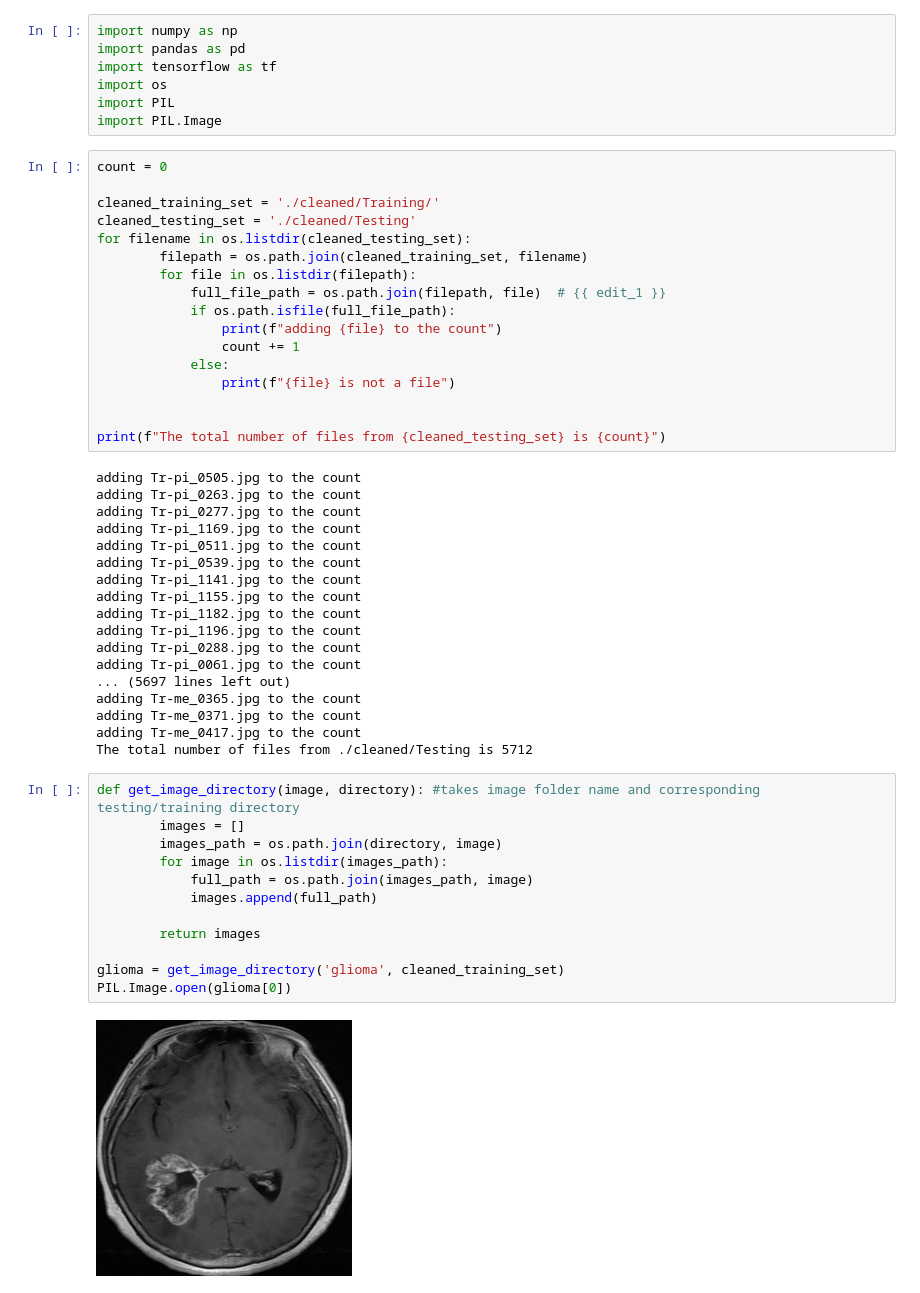
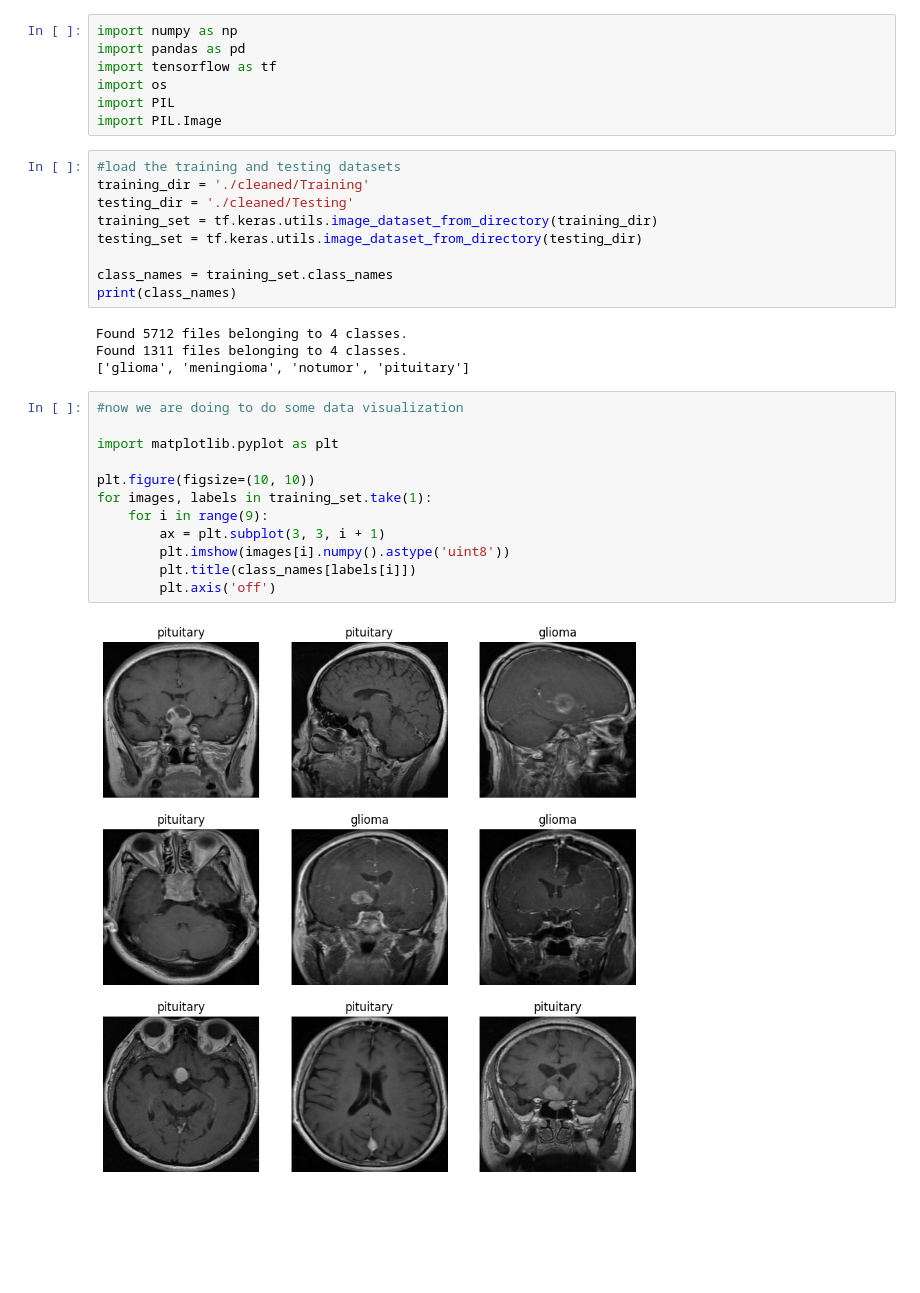
Before and after one commit to bab9755/brain-tumor-classifier, a Jupyter notebook: main.ipynb, the cells around one changed output. Saved outputs shown, nothing was run; the diff lists cells and outputs as text; blank space fills up the shorter version.

Commit message:
data viz

```diff
--- a/main.ipynb
+++ b/main.ipynb
@@ -6,51 +6,29 @@ import os
 import PIL
 import PIL.Image
 # %%
-count = 0
+#load the training and testing datasets
+training_dir = './cleaned/Training'
+testing_dir = './cleaned/Testing'
+training_set = tf.keras.utils.image_dataset_from_directory(training_dir)
+testing_set = tf.keras.utils.image_dataset_from_directory(testing_dir)
 
-cleaned_training_set = './cleaned/Training/'
-cleaned_testing_set = './cleaned/Testing'
-for filename in os.listdir(cleaned_testing_set):
-        filepath = os.path.join(cleaned_training_set, filename)
-        for file in os.listdir(filepath):
-            full_file_path = os.path.join(filepath, file)  # {{ edit_1 }}
-            if os.path.isfile(full_file_path):
-                print(f"adding {file} to the count")
-                count += 1
-            else:
-                print(f"{file} is not a file")
-
-
-print(f"The total number of files from {cleaned_testing_set} is {count}")
+class_names = training_set.class_names
+print(class_names)
 # %% [output]
-adding Tr-pi_0505.jpg to the count
-adding Tr-pi_0263.jpg to the count
-adding Tr-pi_0277.jpg to the count
-adding Tr-pi_1169.jpg to the count
-adding Tr-pi_0511.jpg to the count
-adding Tr-pi_0539.jpg to the count
-adding Tr-pi_1141.jpg to the count
-adding Tr-pi_1155.jpg to the count
-adding Tr-pi_1182.jpg to the count
-adding Tr-pi_1196.jpg to the count
-adding Tr-pi_0288.jpg to the count
-adding Tr-pi_0061.jpg to the count
-... (5697 lines left out)
-adding Tr-me_0365.jpg to the count
-adding Tr-me_0371.jpg to the count
-adding Tr-me_0417.jpg to the count
-The total number of files from ./cleaned/Testing is 5712
+Found 5712 files belonging to 4 classes.
+Found 1311 files belonging to 4 classes.
+['glioma', 'meningioma', 'notumor', 'pituitary']
 # %%
-def get_image_directory(image, directory): #takes image folder name and corresponding testing/training directory
-        images = []
-        images_path = os.path.join(directory, image)
-        for image in os.listdir(images_path):
-            full_path = os.path.join(images_path, image)
-            images.append(full_path)
+#now we are doing to do some data visualization
 
-        return images
+import matplotlib.pyplot as plt
 
-glioma = get_image_directory('glioma', cleaned_training_set)
-PIL.Image.open(glioma[0])
+plt.figure(figsize=(10, 10))
+for images, labels in training_set.take(1):
+    for i in range(9):
+        ax = plt.subplot(3, 3, i + 1)
+        plt.imshow(images[i].numpy().astype('uint8'))
+        plt.title(class_names[labels[i]])
+        plt.axis('off')
 # %% [output]
-[figure, old version]
+[figure, new version]
```
